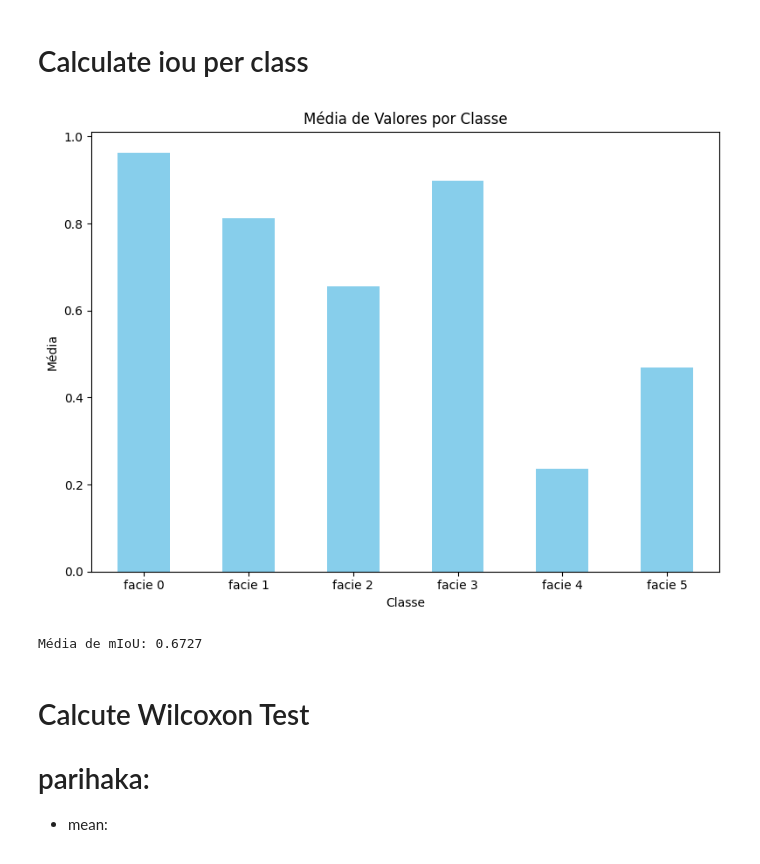
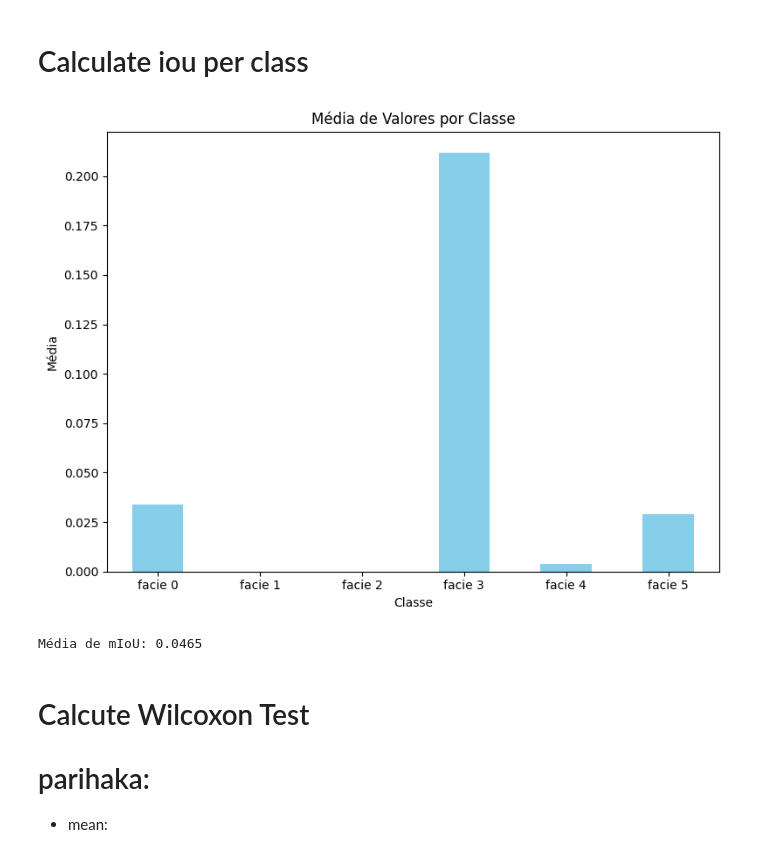
Before and after one commit to filipeas/Minerva-Discovery, a Jupyter notebook: my_experiments/sam_original/notebooks/wilcoxon_test.ipynb, the cells around one changed output. Drawn from its saved outputs; the diff is of its cells as text; code cells hidden in the pictures.

```diff
--- a/my_experiments/sam_original/notebooks/wilcoxon_test.ipynb
+++ b/my_experiments/sam_original/notebooks/wilcoxon_test.ipynb
@@ -524,33 +547,33 @@ mIoU for image 399: 0.5790657997131348 -> [0.8856287598609924, 0.685253620147705
 # Calculate iou per class
 # %%
 # Carregar o CSV
-df = pd.read_csv('parihaka_fine_tuning_&_adapter_1.0_miou_results.csv')
+df = pd.read_csv('original__miou_results.csv')
 
 # Calcular a média para cada classe (class_0, class_1, ..., class_5)
 class_columns = ['facie 0', 'facie 1', 'facie 2', 'facie 3', 'facie 4', 'facie 5']
 mean_values = df[class_columns].mean()
 
 # Plotar o gráfico de colunas
 plt.figure(figsize=(8, 6))
 mean_values.plot(kind='bar', color='skyblue')
 
 # Adicionar título e rótulos
 plt.title('Média de Valores por Classe')
 plt.xlabel('Classe')
 plt.ylabel('Média')
 plt.xticks(rotation=0)  # Para deixar as classes legíveis no eixo X
 
 # Mostrar o gráfico
 plt.tight_layout()
 plt.show()
 
 miou = mean_values.mean()
 
 # Exibir o mIoU
 print(f'Média de mIoU: {miou:.4f}')
 # %% [output]
-[figure, old version]
+[figure, new version]
-Média de mIoU: 0.6727
+Média de mIoU: 0.0465
 # %% [markdown]
 # Calcute Wilcoxon Test
 
```
Also changed, not shown: parts of 3 cells of this notebook.
